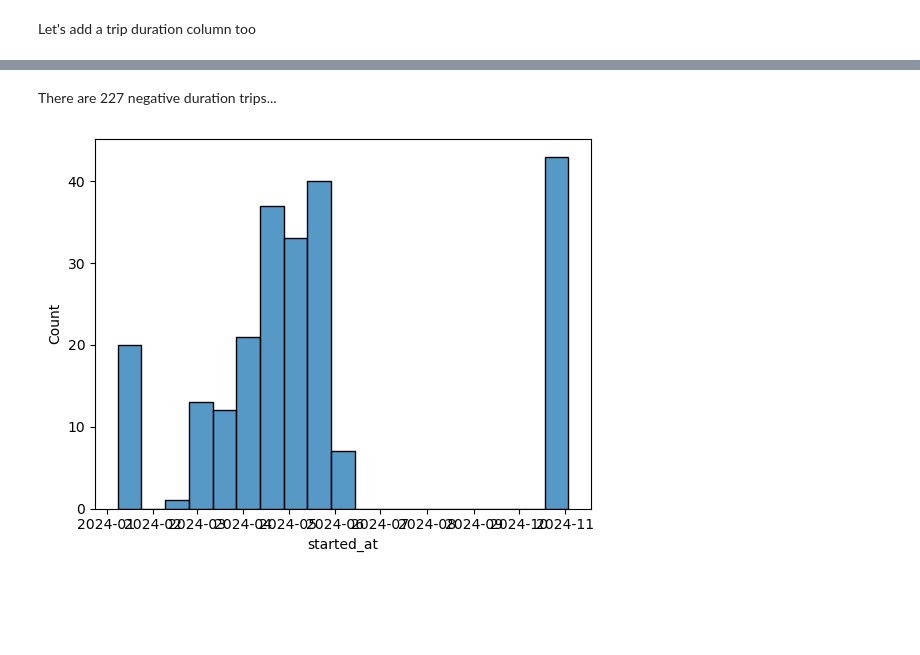
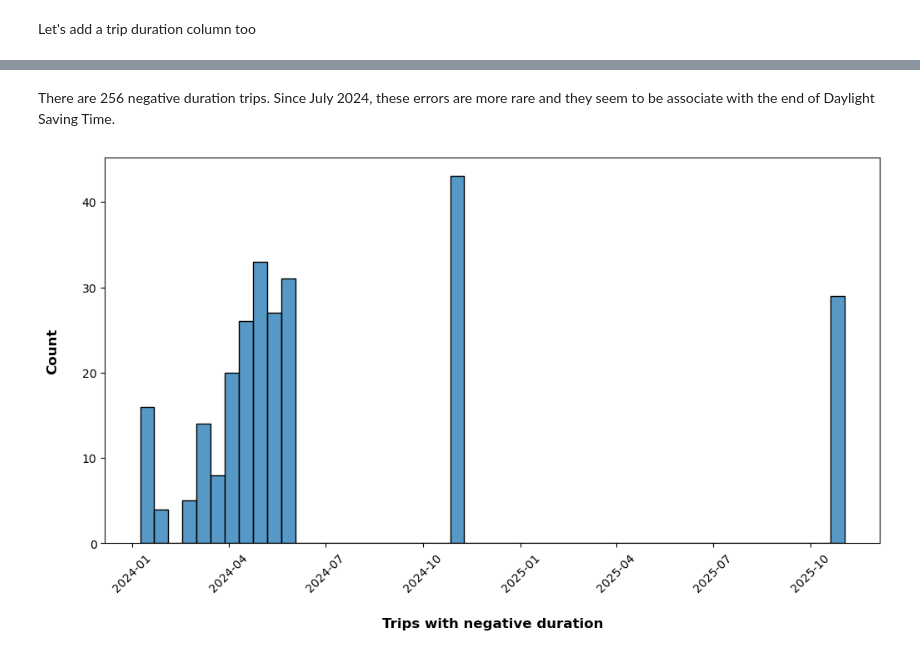
Before and after one commit to ashleyjtoth/Divvy-analysis, a Jupyter notebook: Divvy-data-wrangling.ipynb, the cells around one changed output, grey strips where cells are left out. Drawn from its saved outputs; the diff is of its cells as text; code cells hidden in the pictures; blank space fills up the shorter version.

```diff
--- a/Divvy-data-wrangling.ipynb
+++ b/Divvy-data-wrangling.ipynb
@@ -1127,0 +966,4 @@ weather.head()
+# %%
+data = r.json()
+# %%
+weather = pd.DataFrame(data)
@@ -1127,0 +1004,3 @@ weather.head()
+# %%
+weather = weather.convert_dtypes()
+weather['DATE'] = pd.to_datetime(weather['DATE'])
@@ -1135,3 +1048,5 @@ final_merged_trips.head()
 | 2 | 30EF016A0DF5ECEE | electric_bike | 2024-01-01 00:00:52 | 2024-01-01 00:04:25 | <NA> | <NA> | 41.9 | ... |
 | 3 | 0D9E85F804C85828 | electric_bike | 2024-01-01 00:00:53 | 2024-01-01 00:22:30 | Clinton St & Madison St | <NA> | 41.8819 | ... |
 | 4 | 56F5C3ED5178C131 | classic_bike | 2024-01-01 00:01:01 | 2024-01-01 00:24:12 | LaSalle St & Illinois St | Indiana Ave & Roosevelt Rd | 41.8908 | ... |
+# %%
+weather.rename(columns={'DATE': 'Date', 'STATION': 'Station'}, inplace=True)
@@ -1203,8 +1129,11 @@ memory usage: 39.2+ KB
 # %% [markdown]
-There are 227 negative duration trips...
+There are 256 negative duration trips. Since July 2024, these errors are more rare and they seem to be associate with the end of Daylight Saving Time.
 # %%
-#the distribution of these classic bike rides with no recorded end coordinates matches that of all the data we have
-sns.histplot(data = negative_duration, x = negative_duration['started_at'])
+fig, ax = plt.subplots(figsize=(12, 6))
+sns.histplot(data = negative_duration, x = 'started_at', bins = 50, ax = ax)
+ax.tick_params(axis='x', labelrotation=45)
+ax.set_xlabel("Trips with negative duration", labelpad=20, fontweight='bold', fontsize=12)
+ax.set_ylabel("Count", labelpad=20, fontweight='bold', fontsize=12)
 plt.show()
 # %% [output]
-[figure, old version]
+[figure, new version]
```
Also changed, not shown: parts of 135 cells of this notebook.
